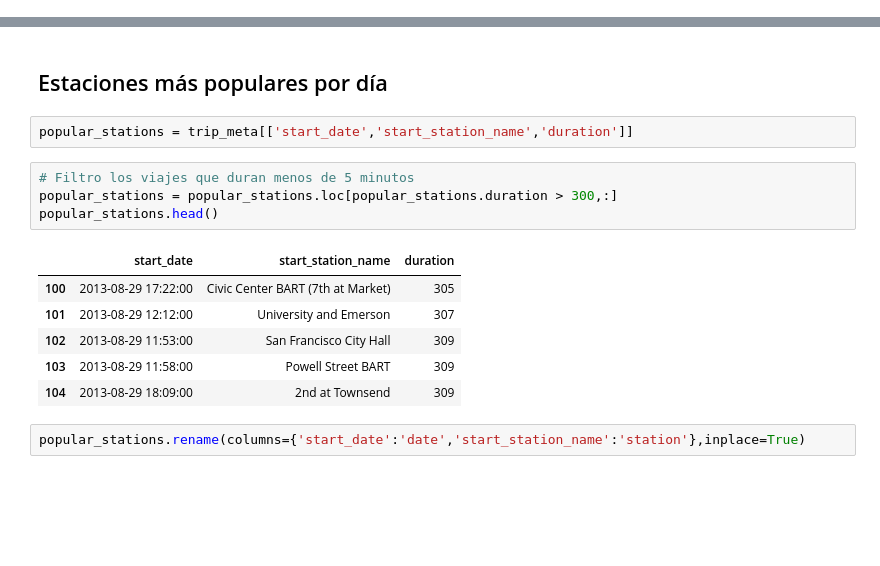
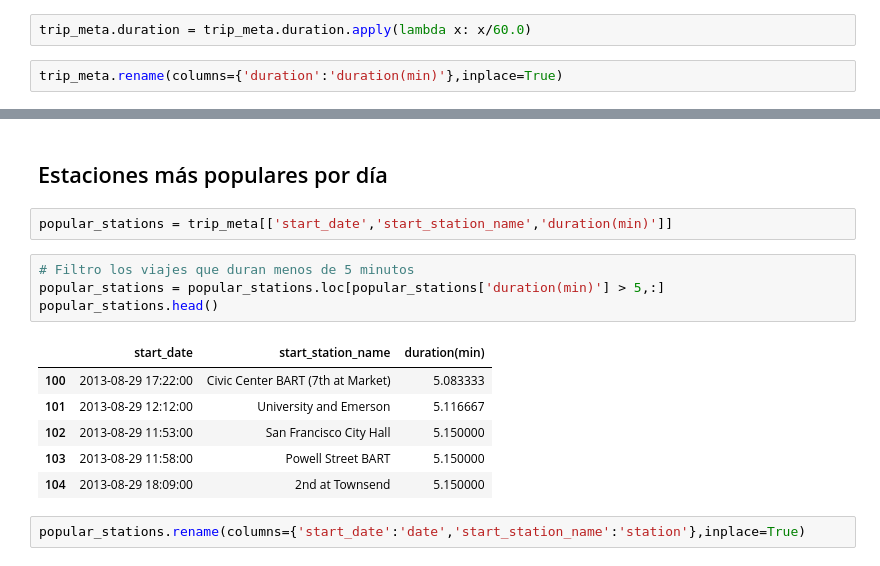
Before and after one commit to hernantain/Analisis-San-Francisco, a Jupyter notebook: analisis.ipynb, the cells around one changed output, grey strips where cells are left out. Saved outputs shown, nothing was run; the diff lists cells and outputs as text; blank space fills up the shorter version.

```diff
--- a/analisis.ipynb
+++ b/analisis.ipynb
@@ -26,6 +26,10 @@ from datetime import date,time
 #Saco los horarios de las fechas para analizar primero los viajes que son realizados durante el mismo dia
 trip_meta['start_date2'] = trip_meta.start_date.apply(lambda x: datetime.datetime(x.year, x.month, x.day,0,0))
 trip_meta['end_date2'] = trip_meta.end_date.apply(lambda x: datetime.datetime(x.year, x.month, x.day,0,0))
+# %%
+trip_meta.duration = trip_meta.duration.apply(lambda x: x/60.0)
+# %%
+trip_meta.rename(columns={'duration':'duration(min)'},inplace=True)
 # %%
 trip_meta.info()
 # %% [output]
@@ -283,18 +335,18 @@ station_stats_plot
 # %% [markdown]
 ## Estaciones más populares por día
 # %%
-popular_stations = trip_meta[['start_date','start_station_name','duration']]
+popular_stations = trip_meta[['start_date','start_station_name','duration(min)']]
 # %%
 # Filtro los viajes que duran menos de 5 minutos
-popular_stations = popular_stations.loc[popular_stations.duration > 300,:]
+popular_stations = popular_stations.loc[popular_stations['duration(min)'] > 5,:]
 popular_stations.head()
 # %% [output]
-|  | start_date | start_station_name | duration |
-| 100 | 2013-08-29 17:22:00 | Civic Center BART (7th at Market) | 305 |
-| 101 | 2013-08-29 12:12:00 | University and Emerson | 307 |
-| 102 | 2013-08-29 11:53:00 | San Francisco City Hall | 309 |
-| 103 | 2013-08-29 11:58:00 | Powell Street BART | 309 |
-| 104 | 2013-08-29 18:09:00 | 2nd at Townsend | 309 |
+|  | start_date | start_station_name | duration(min) |
+| 100 | 2013-08-29 17:22:00 | Civic Center BART (7th at Market) | 5.083333 |
+| 101 | 2013-08-29 12:12:00 | University and Emerson | 5.116667 |
+| 102 | 2013-08-29 11:53:00 | San Francisco City Hall | 5.150000 |
+| 103 | 2013-08-29 11:58:00 | Powell Street BART | 5.150000 |
+| 104 | 2013-08-29 18:09:00 | 2nd at Townsend | 5.150000 |
 # %%
 popular_stations.rename(columns={'start_date':'date','start_station_name':'station'},inplace=True)
 # %%
```
Also changed, not shown: parts of 54 cells of this notebook.
